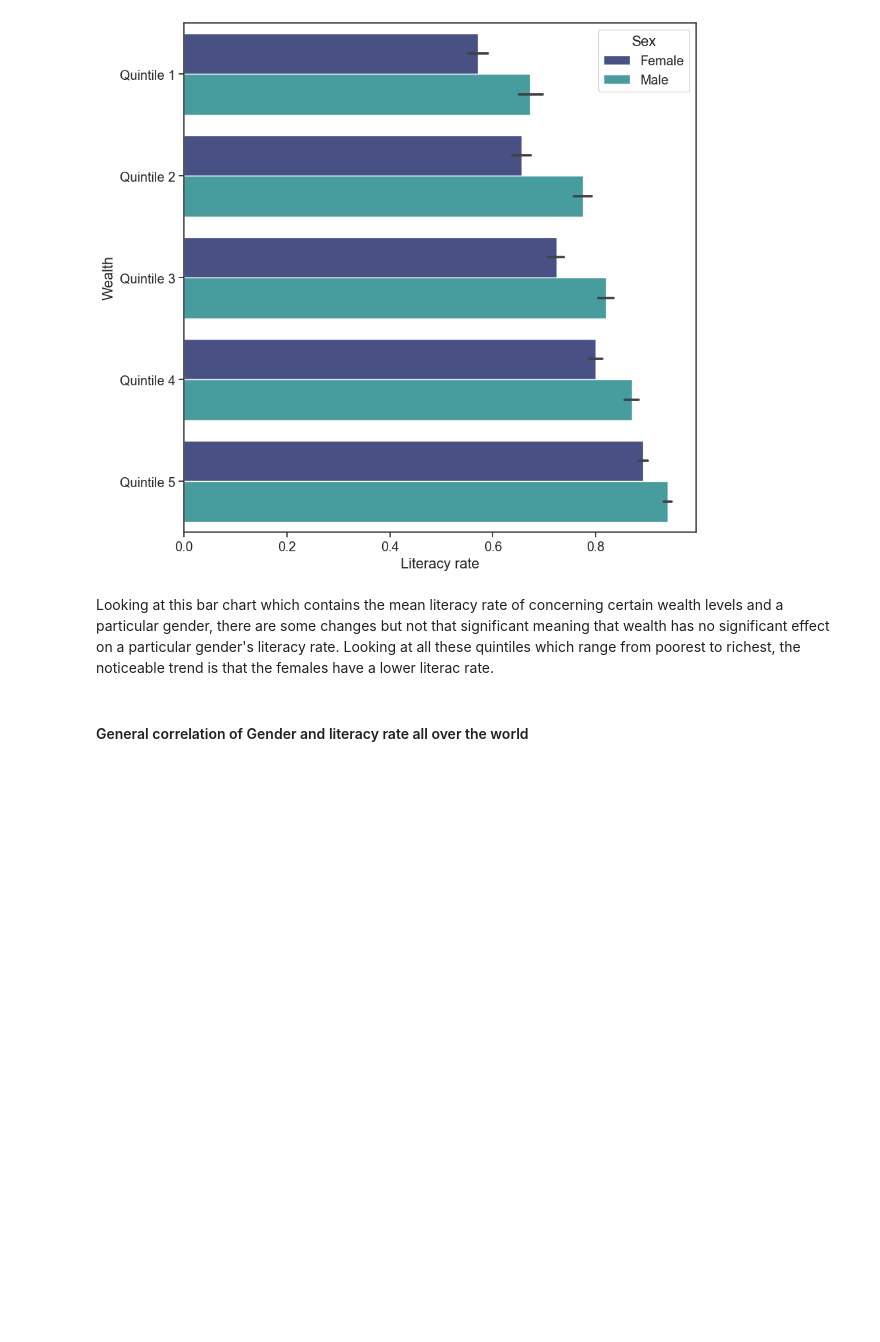
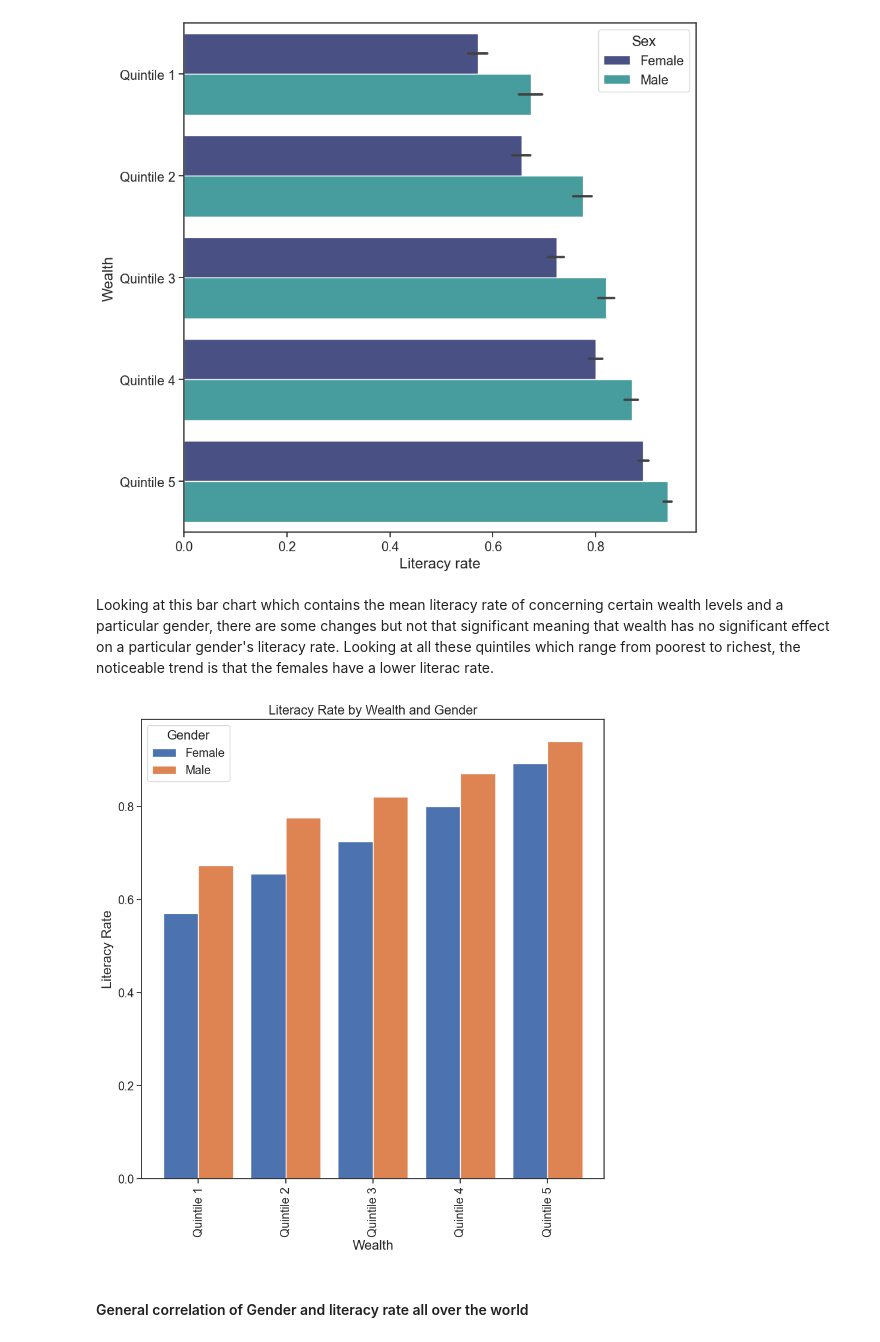
Before and after one commit to ubco-W2022T2-data301/project-group-group18, a Jupyter notebook: analysis/analysis3.ipynb, the cells around one changed output. Cells and saved outputs as stored; diff of their text form; code cells hidden in the pictures; blank space fills up the shorter version.

```diff
--- a/analysis/analysis3.ipynb
+++ b/analysis/analysis3.ipynb
@@ -253,3 +158,15 @@ sns.barplot(x=b['literacy_1524_m'],hue=b['Sex'], y=b['Wealth'],palette='mako').s
 [figure]
 # %% [markdown]
 Looking at this bar chart which contains the mean literacy rate of concerning certain wealth levels and a particular gender, there are some changes but not that significant meaning that wealth has no significant effect on a particular gender's literacy rate. Looking at all these quintiles which range from poorest to richest, the noticeable trend is that the females have a lower literac rate.
+# %%
+pivot = data.pivot_table(index="Wealth", columns="Sex", values="literacy_1524_m")
+
+# Plot the pivot table as a grouped bar chart
+pivot.plot(kind="bar", width=0.8)
+plt.title("Literacy Rate by Wealth and Gender")
+plt.xlabel("Wealth")
+plt.ylabel("Literacy Rate")
+plt.legend(title="Gender")
+plt.show()
+# %% [output]
+[figure, added]
```
Also changed, not shown: parts of 9 cells of this notebook.
